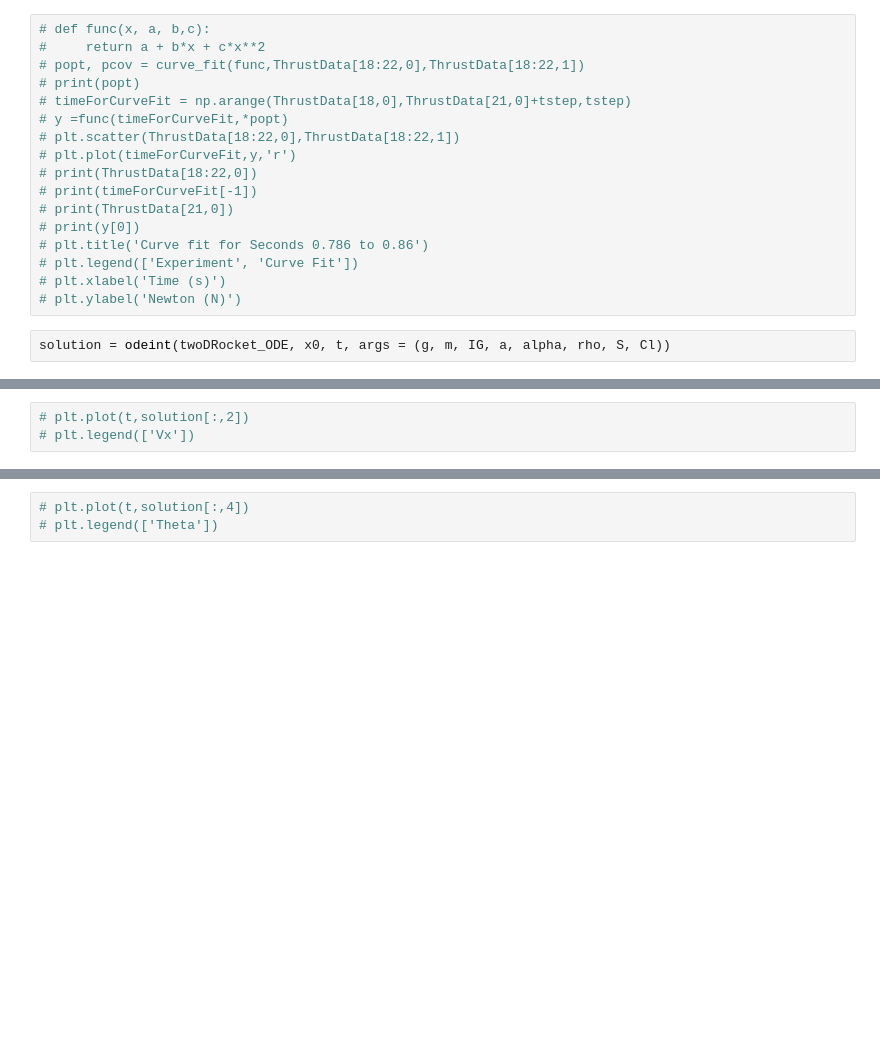
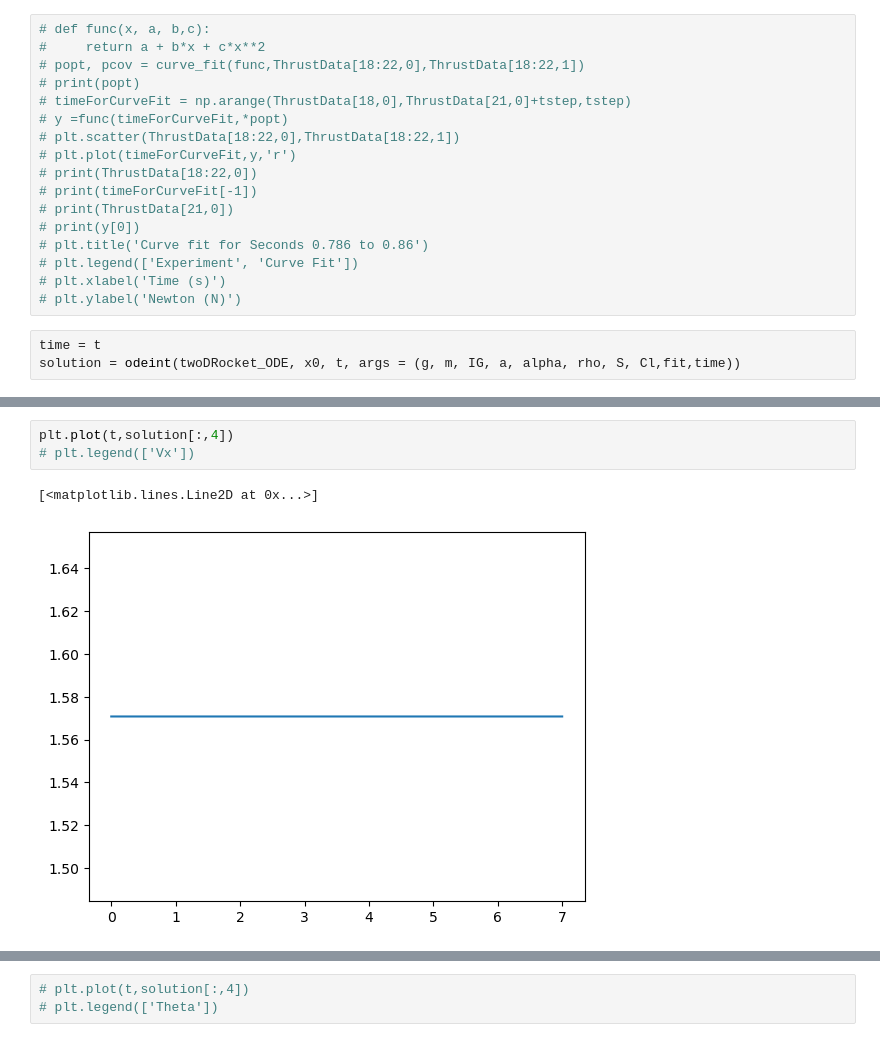
Before and after one commit to BamtolYy/rocket, a Jupyter notebook: simulation/2DRocketSim.ipynb, the cells around one changed output, grey strips where cells are left out. Saved outputs shown, nothing was run; the diff lists cells and outputs as text; blank space fills up the shorter version.

```diff
--- a/simulation/2DRocketSim.ipynb
+++ b/simulation/2DRocketSim.ipynb
@@ -287,4 +293,5 @@ Text(0, 0.5, 'Thrust (N)')
 # plt.xlabel('Time (s)')
 # plt.ylabel('Newton (N)')
 # %%
-solution = odeint(twoDRocket_ODE, x0, t, args = (g, m, IG, a, alpha, rho, S, Cl))
+time = t
+solution = odeint(twoDRocket_ODE, x0, t, args = (g, m, IG, a, alpha, rho, S, Cl,fit,time))
@@ -301,6 +326,9 @@ plt.legend(['x','y'])
 # %%
-# plt.plot(t,solution[:,2])
+plt.plot(t,solution[:,4])
 # plt.legend(['Vx'])
+# %% [output]
+[<matplotlib.lines.Line2D at 0x...>]
+[figure, added]
 # %%
 plt.plot(t,solution[:,3])
 plt.legend(['Vy'])
```
Also changed, not shown: parts of 11 cells of this notebook.
